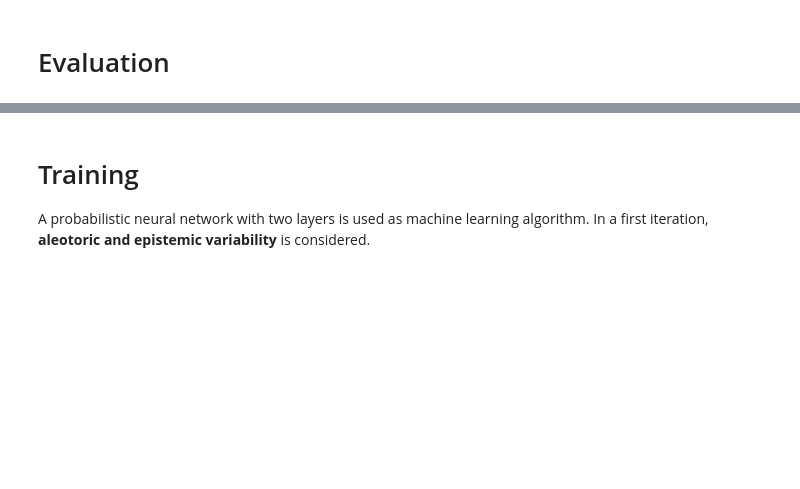
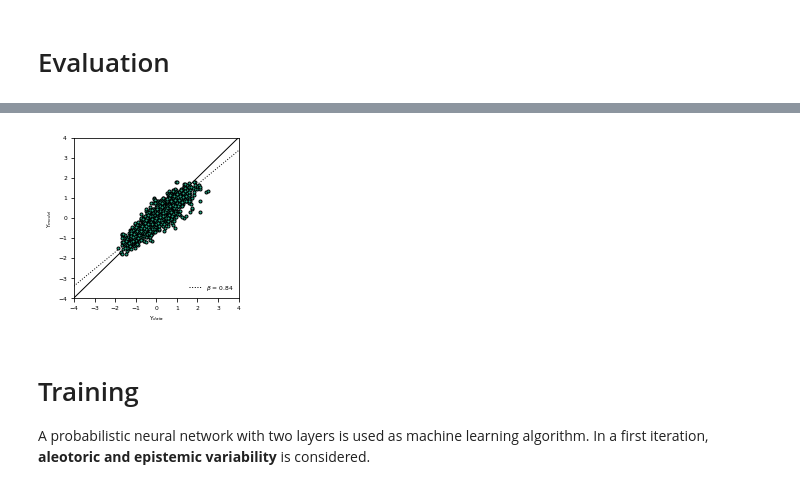
Before and after one commit to gtancev/Chemical-Sensor-Data, a Jupyter notebook: NN_tf_keras/main_probabilistic.ipynb, the cells around one changed output, grey strips where cells are left out. Saved outputs shown, nothing was run; the diff lists cells and outputs as text; code cells hidden in the pictures; blank space fills up the shorter version.

```diff
--- a/NN_tf_keras/main_probabilistic.ipynb
+++ b/NN_tf_keras/main_probabilistic.ipynb
@@ -27,6 +28,7 @@ Define some helper functions.
 # Define helper functions.
 scaler = StandardScaler() # Define standard scaler instance.
 detector = IsolationForest(n_estimators=1000, behaviour="deprecated", contamination="auto", random_state=0) # Define outlier detector instance.
+lin_reg = LinearRegression() # Define linear regression instance.
 neg_log_likelihood = lambda x, rv_x: -rv_x.log_prob(x) # Define negative logarithmic likelihood.
 # %% [markdown]
 # Preprocessing
@@ -147,3 +152,43 @@ plt.show()
+# %%
+# Predict.
+samples = 500
+iterations = 10
+test_iterator = tf.compat.v1.data.make_one_shot_iterator(data_test)
+X_true, Y_true, Y_pred = np.empty(shape=(samples,len(inputs))), np.empty(shape=(samples,len(outputs))), np.empty(shape=(samples,len(outputs),iterations))
+for i in range(samples):
+    features, labels = test_iterator.get_next()
+    X_true[i,:] = features
+    Y_true[i,:] = labels.numpy()
+    for k in range(iterations):
+        Y_pred[i,:,k] = model.predict(features)
+
+# Calculate mean and standard deviation.
+Y_pred_m = np.mean(Y_pred, axis=-1)
+Y_pred_s = np.std(Y_pred, axis=-1)
+# %%
+# Determine slope.
+slope = lin_reg.fit(Y_true.flatten().reshape(-1, 1), Y_pred_m.flatten().reshape(-1, 1))
+
+# Perform predictions.
+Y_syn = np.linspace(-10, 10, 10)
+Y_syn_p = slope.predict(Y_syn.reshape(-1, 1))
+
+# Plot predictions vs. true values.
+fig = plt.figure(figsize=(2.95,2.95))
+fig.tight_layout()
+ax = fig.add_subplot(111)
+ax.set_xlabel(r"Y$_{data}$")
+ax.set_ylabel(r"Y$_{model}$")
+ax.set_xlim(-4.0, 4.0)
+ax.set_ylim(-4.0, 4.0)
+ax.plot(Y_syn, Y_syn_p, ":", color="k", label=r"$\beta$ = "+str(np.round(slope.coef_[0][0],2)))
+ax.plot([-10,10], [-10,10], "-", color="k")
+ax.plot(Y_true.flatten(), Y_pred_m.flatten(), color=plt.cm.viridis(0.6), marker=".", alpha=1.0, mec='k', linestyle="")
+plt.legend(frameon=False, loc=4, ncol=1)
+plt.savefig('./figures/congruency_probabilistic_aleotoric',dpi=900,transparent=True,orientation='landscape',bbox_inches='tight')
+plt.show()
+# %% [output]
+[figure, added]
 # %% [markdown]
 # Training
 A probabilistic neural network with two layers is used as machine learning algorithm. In a first iteration, **aleotoric and epistemic variability** is considered.
```
Also changed, not shown: parts of 5 cells of this notebook, 16 other files.
